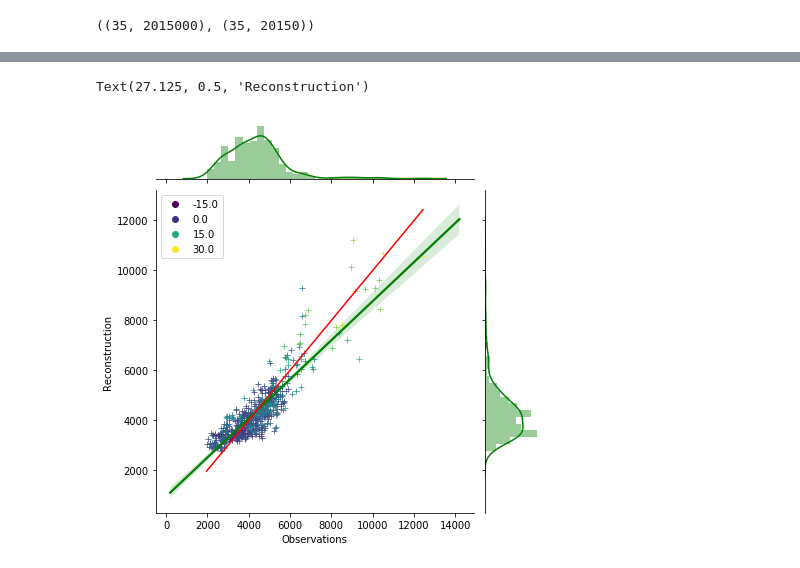
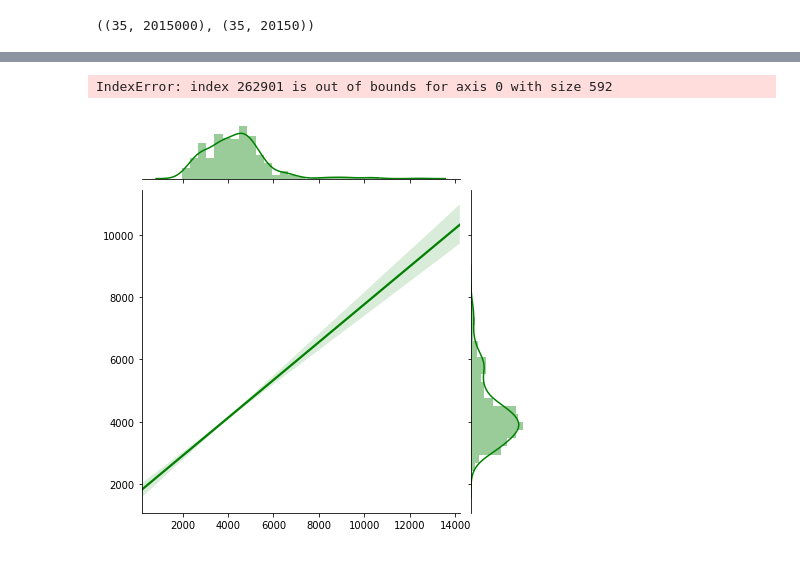
Before and after one commit to pacificclimate/climpyrical, a Jupyter notebook: notebooks/interpolation.ipynb, the cells around one changed output, grey strips where cells are left out. Saved outputs shown, nothing was run; the diff lists cells and outputs as text; code cells hidden in the pictures.

```diff
--- a/notebooks/interpolation.ipynb
+++ b/notebooks/interpolation.ipynb
@@ -171,5 +162,3 @@ coords = to_rotated(lat_obs, lon_obs)
 rlat_obs, rlon_obs = np.array(coords['rlat_obs']), np.array(coords['rlon_obs'])
 
 lat_lon_obs = list(zip(rlat_obs, rlon_obs))
-# %%
-df['nearest_grid'] = dist_index(lat_lon_obs, lat_lon_ens)
@@ -177,0 +165,5 @@ ndf = df['hdd'].groupby(df['nearest_grid']).mean()
+# %%
+%%time
+df['nearest_grid'] = dist_index(np.array(lat_lon_obs), np.array(lat_lon_ens))
+print
+df.head()
@@ -178 +290,10 @@ ndf = df['hdd'].groupby(df['nearest_grid']).mean()
+# %%
+ndf = df.groupby('nearest_grid').agg({'snow_load_rl50': 'mean', 'lat':'min', 'lon':'min'})#, 'completeness':'min'})
+
+X = ndf[['snow_load_rl50']].values
+from sklearn.cluster import DBSCAN
+from sklearn.cluster import AffinityPropagation
+
+clustering = AffinityPropagation(damping=0.8).fit(X)
+ndf['labels'] = clustering.labels_
 # %%
@@ -182,7 +303,7 @@ ndf.shape, df.shape
 # %%
 match_ens_obs_idx = np.asarray(ndf.index)
 # %%
-match_obs_ens = np.array(ndf)*area_relevent_grid_cells[:, match_ens_obs_idx]
+match_obs_ens = (np.array(ndf['quantile']))*area_relevent_grid_cells[:, match_ens_obs_idx] #- mean[:, match_ens_obs_idx])#*area_relevent_grid_cells[:, match_ens_obs_idx]
 match_model_ens = ens_eof[:, match_ens_obs_idx]
 
 print("Check that the observations and the EOFs contain the same number of grids:",
@@ -233,18 +460,18 @@ array([7.82785836e-01, 9.41842333e+02])
 # %%
 ax = sns.jointplot(observations.T[:, 0], reconstructed_observations.T[:, 0], kind='reg', color='green', marker='+',scatter_kws={"s": 0.01})
 sns.scatterplot(observations.T[:, 0],
                 reconstructed_observations.T[:, 0],
-                hue=rlat_ens[match_ens_obs_idx],
+                hue=ndf['labels'].values[match_ens_obs_idx],
                 palette="viridis",
                 marker='+'
 )
 sns.lineplot(observations.T[:, 0],
              observations.T[:, 0],
              color='r')
 plt.xlabel('Observations')
 plt.ylabel('Reconstruction')
 # %% [output]
-Text(27.125, 0.5, 'Reconstruction')
+IndexError: index 262901 is out of bounds for axis 0 with size 592
-[figure, old version]
+[figure, new version]
 # %%
 # Now it's time to plot!
```
Also changed, not shown: parts of 45 cells of this notebook, 6 other files.
